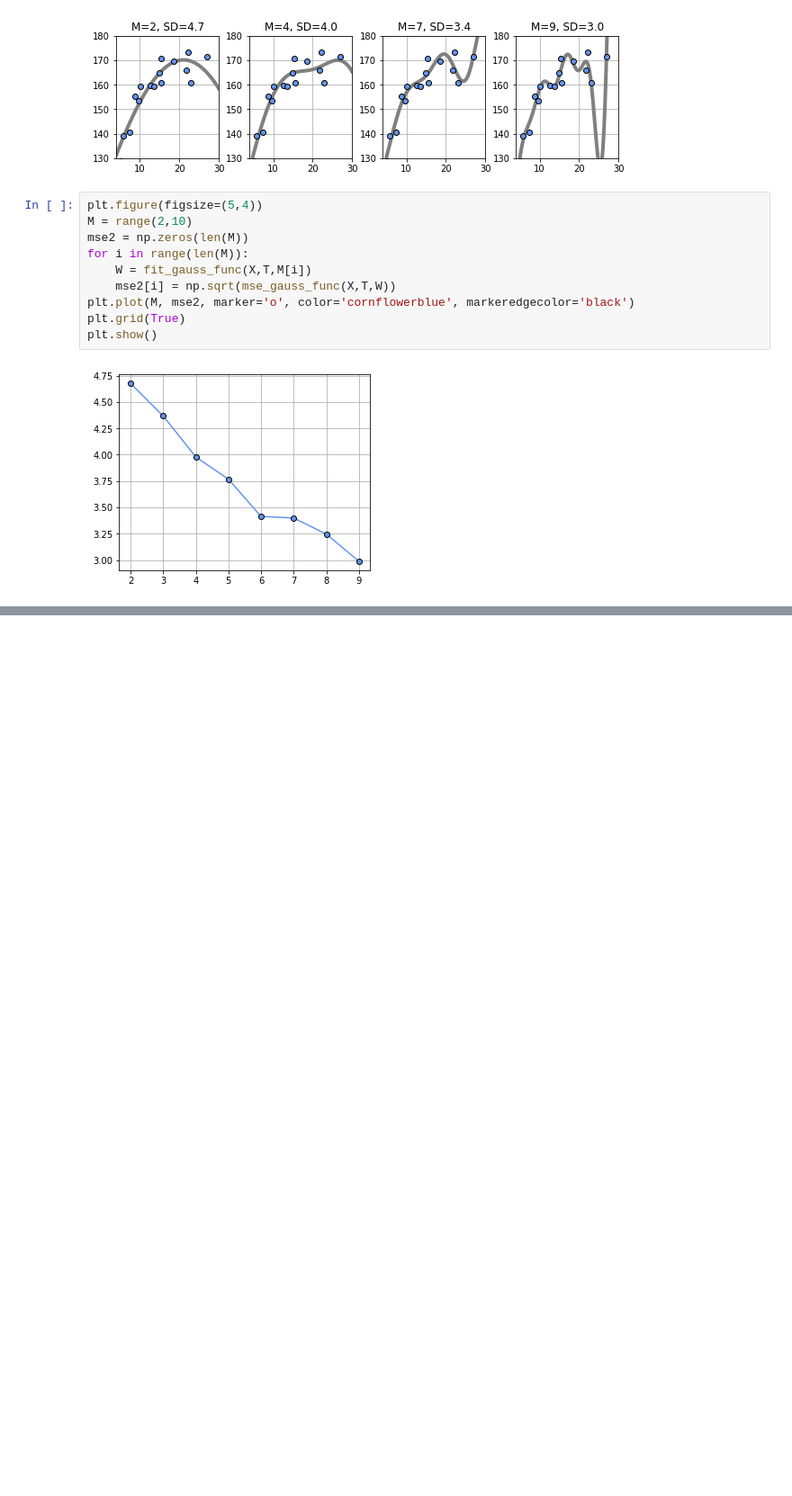
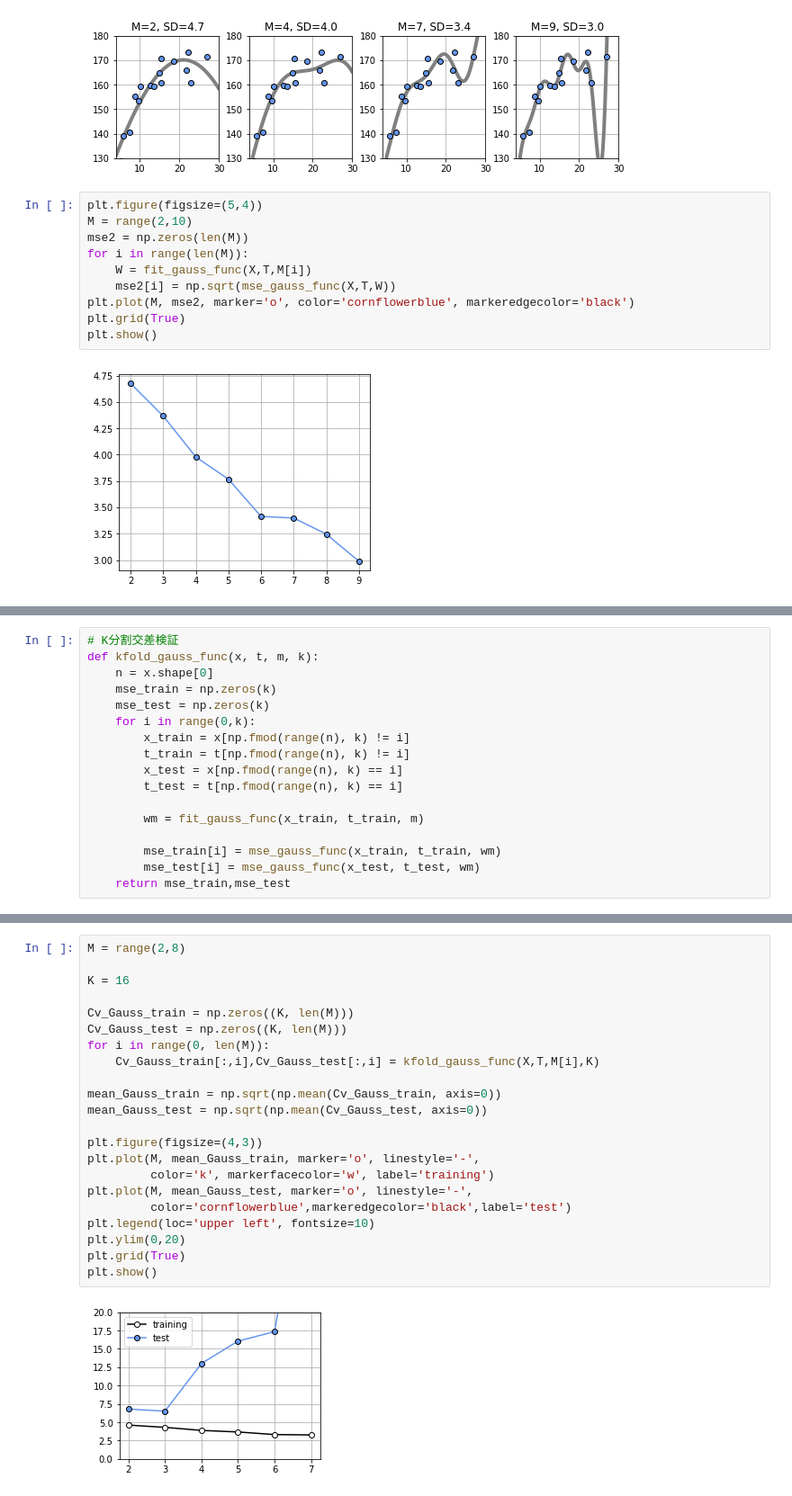
Before and after one commit to rimever/NewMachineLearningTextbook, a Jupyter notebook: chapter5/charpter5_2.ipynb, the cells around one changed output, grey strips where cells are left out. Shown: that part at 90% size. Cells and saved outputs as stored; diff of their text form; blank space fills up the shorter version.

```diff
--- a/chapter5/charpter5_2.ipynb
+++ b/chapter5/charpter5_2.ipynb
@@ -112,0 +166,17 @@ plt.show()
+# %%
+# K分割交差検証
+def kfold_gauss_func(x, t, m, k):
+    n = x.shape[0]
+    mse_train = np.zeros(k)
+    mse_test = np.zeros(k)
+    for i in range(0,k):
+        x_train = x[np.fmod(range(n), k) != i]
+        t_train = t[np.fmod(range(n), k) != i]
+        x_test = x[np.fmod(range(n), k) == i]
+        t_test = t[np.fmod(range(n), k) == i]
+
+        wm = fit_gauss_func(x_train, t_train, m)
+
+        mse_train[i] = mse_gauss_func(x_train, t_train, wm)
+        mse_test[i] = mse_gauss_func(x_test, t_test, wm)
+    return mse_train,mse_test
@@ -112,0 +194,24 @@ plt.show()
+# %%
+M = range(2,8)
+
+K = 16
+
+Cv_Gauss_train = np.zeros((K, len(M)))
+Cv_Gauss_test = np.zeros((K, len(M)))
+for i in range(0, len(M)):
+    Cv_Gauss_train[:,i],Cv_Gauss_test[:,i] = kfold_gauss_func(X,T,M[i],K)
+
+mean_Gauss_train = np.sqrt(np.mean(Cv_Gauss_train, axis=0))
+mean_Gauss_test = np.sqrt(np.mean(Cv_Gauss_test, axis=0))
+
+plt.figure(figsize=(4,3))
+plt.plot(M, mean_Gauss_train, marker='o', linestyle='-',
+         color='k', markerfacecolor='w', label='training')
+plt.plot(M, mean_Gauss_test, marker='o', linestyle='-',
+         color='cornflowerblue',markeredgecolor='black',label='test')
+plt.legend(loc='upper left', fontsize=10)
+plt.ylim(0,20)
+plt.grid(True)
+plt.show()
+# %% [output]
+[figure, added]
```
Also changed, not shown: parts of 7 cells of this notebook.
